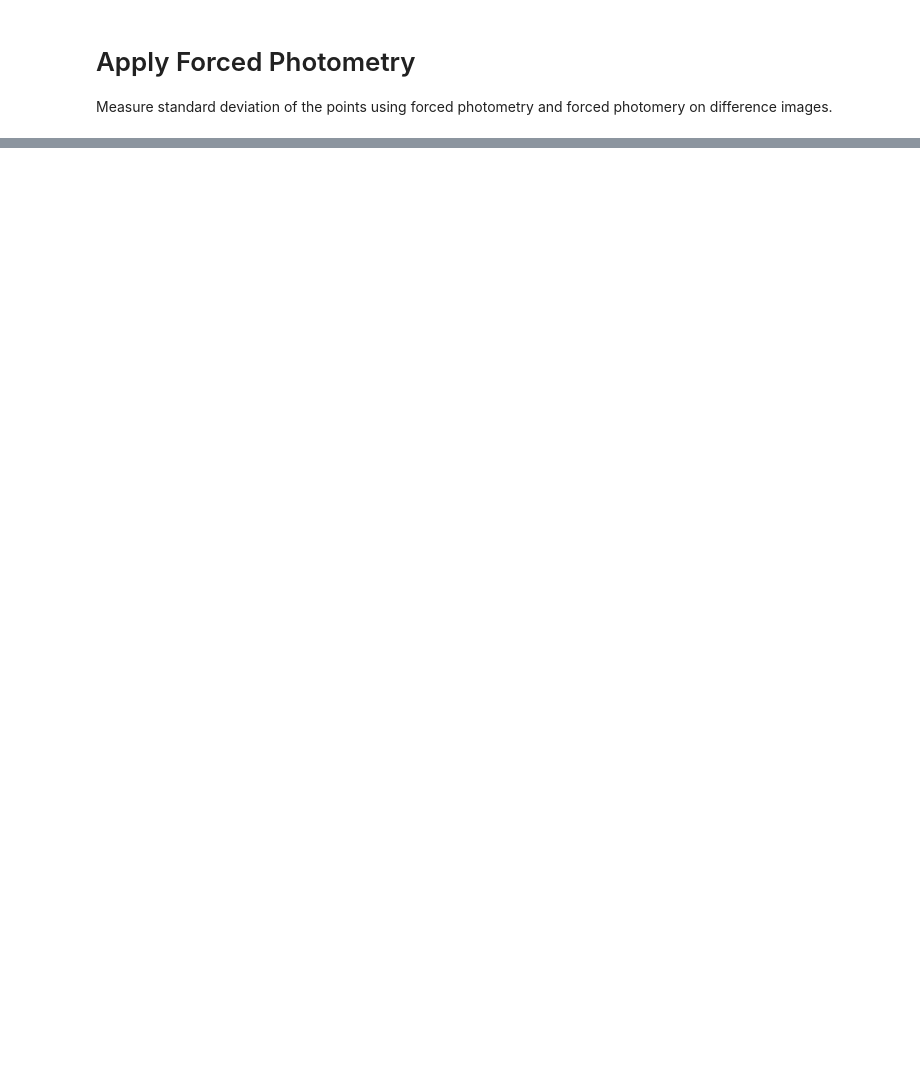
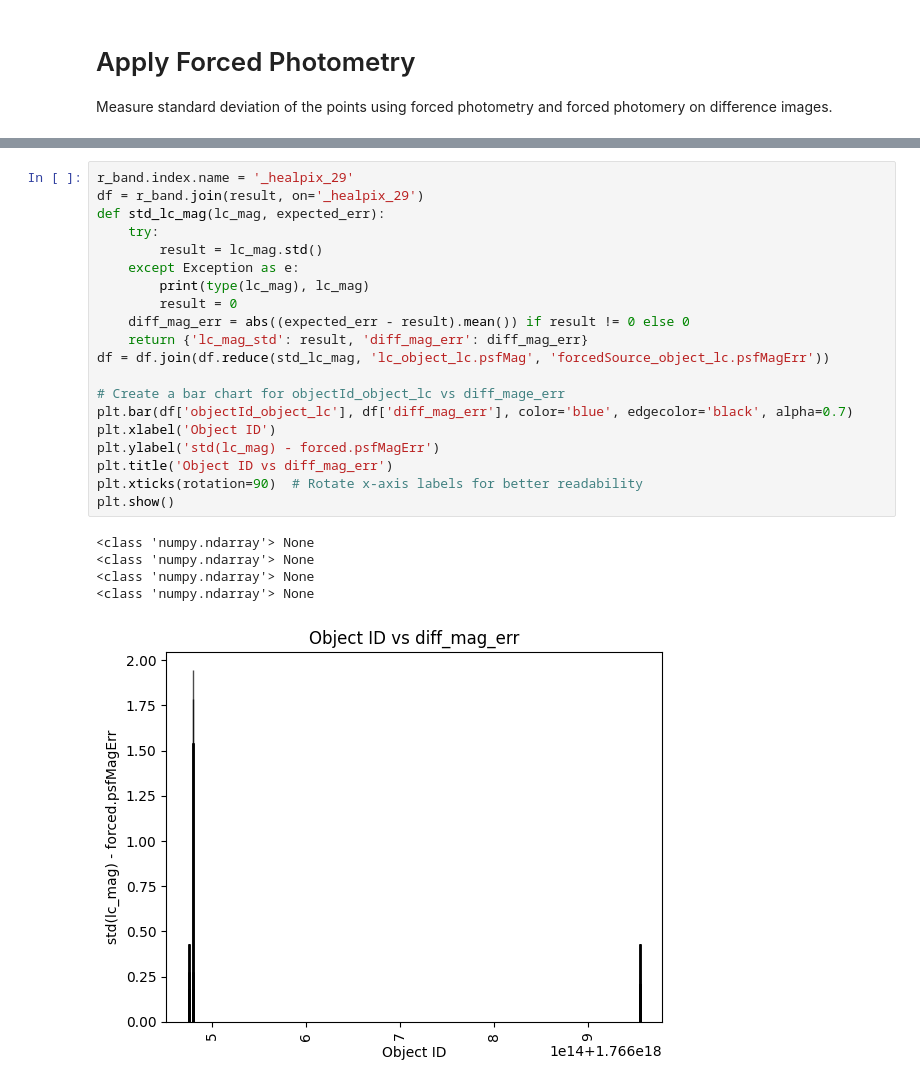
Before and after one commit to lsst-sitcom/linccf, a Jupyter notebook: internal/march_sprint/3.photometric_stability/photometric_stability.ipynb, the cells around one changed output, grey strips where cells are left out. Cells and saved outputs as stored; diff of their text form; blank space fills up the shorter version.

```diff
--- a/internal/march_sprint/3.photometric_stability/photometric_stability.ipynb
+++ b/internal/march_sprint/3.photometric_stability/photometric_stability.ipynb
@@ -430,0 +421,26 @@ Measure standard deviation of the points using forced photometry and forced phot
+# %%
+r_band.index.name = '_healpix_29'
+df = r_band.join(result, on='_healpix_29')
+def std_lc_mag(lc_mag, expected_err):
+    try:
+        result = lc_mag.std()
+    except Exception as e:
+        print(type(lc_mag), lc_mag)
+        result = 0
+    diff_mag_err = abs((expected_err - result).mean()) if result != 0 else 0
+    return {'lc_mag_std': result, 'diff_mag_err': diff_mag_err}
+df = df.join(df.reduce(std_lc_mag, 'lc_object_lc.psfMag', 'forcedSource_object_lc.psfMagErr'))
+
+# Create a bar chart for objectId_object_lc vs diff_mage_err
+plt.bar(df['objectId_object_lc'], df['diff_mag_err'], color='blue', edgecolor='black', alpha=0.7)
+plt.xlabel('Object ID')
+plt.ylabel('std(lc_mag) - forced.psfMagErr')
+plt.title('Object ID vs diff_mag_err')
+plt.xticks(rotation=90)  # Rotate x-axis labels for better readability
+plt.show()
+# %% [output]
+<class 'numpy.ndarray'> None
+<class 'numpy.ndarray'> None
+<class 'numpy.ndarray'> None
+<class 'numpy.ndarray'> None
+[figure, added]
```
Also changed, not shown: parts of 7 cells of this notebook.
